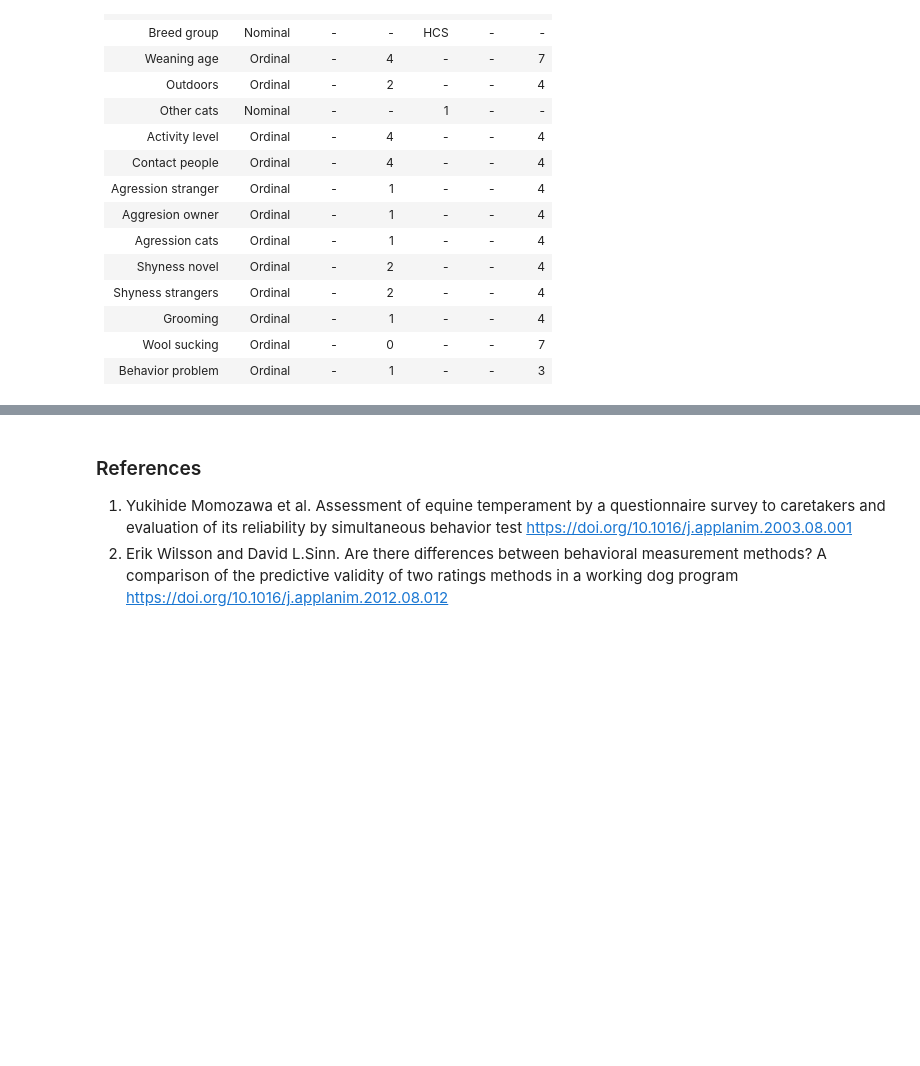
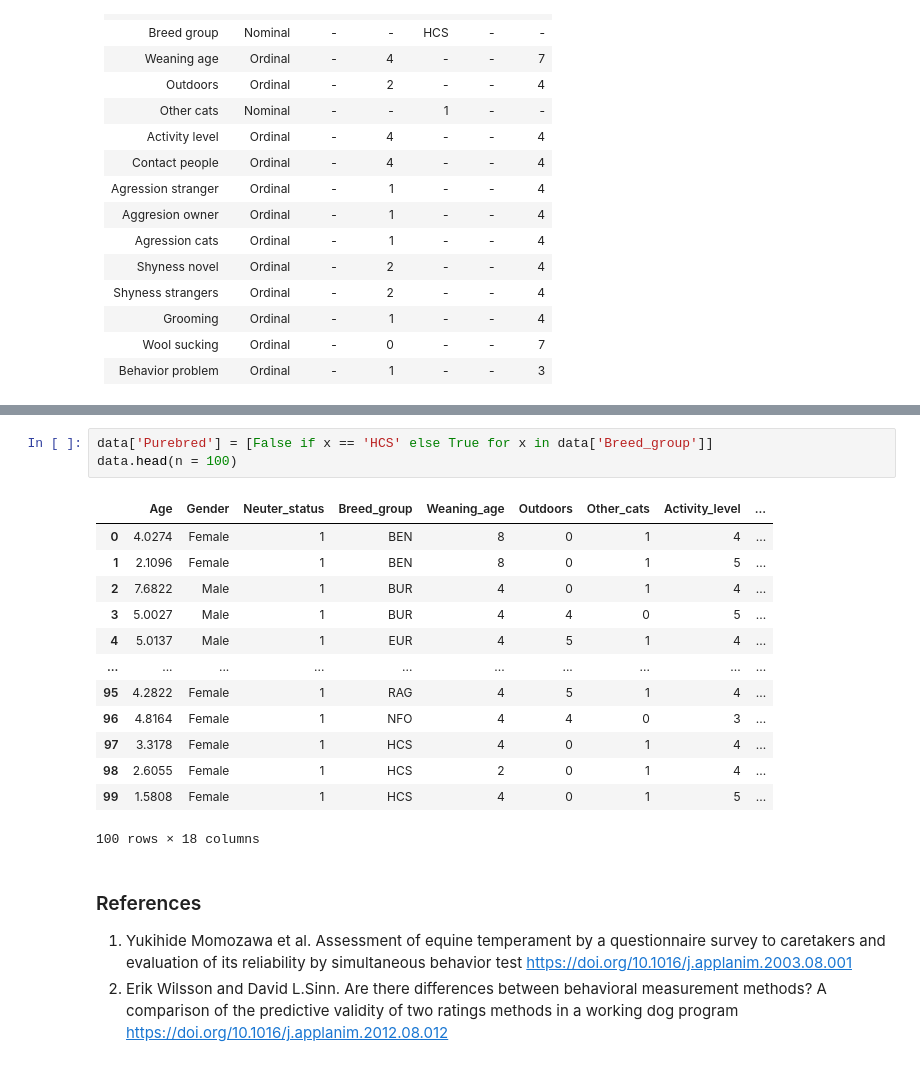
Before and after one commit to gunzas/SynBio-MindaugasVaitkevicius, a Jupyter notebook: Report.ipynb, the cells around one changed output, grey strips where cells are left out. Cells and saved outputs as stored; diff of their text form; blank space fills up the shorter version.

Commit message:
Update Report.ipynb
Added more data description and a new variable purebred

```diff
--- a/Report.ipynb
+++ b/Report.ipynb
@@ -118,3 +185,20 @@ dtype: float64
+# %%
+data['Purebred'] = [False if x == 'HCS' else True for x in data['Breed_group']]
+data.head(n = 100)
+# %% [output]
+|  | Age | Gender | Neuter_status | Breed_group | Weaning_age | Outdoors | Other_cats | Activity_level | ... |
+| 0 | 4.0274 | Female | 1 | BEN | 8 | 0 | 1 | 4 | ... |
+| 1 | 2.1096 | Female | 1 | BEN | 8 | 0 | 1 | 5 | ... |
+| 2 | 7.6822 | Male | 1 | BUR | 4 | 0 | 1 | 4 | ... |
+| 3 | 5.0027 | Male | 1 | BUR | 4 | 4 | 0 | 5 | ... |
+| 4 | 5.0137 | Male | 1 | EUR | 4 | 5 | 1 | 4 | ... |
+| ... | ... | ... | ... | ... | ... | ... | ... | ... | ... |
+| 95 | 4.2822 | Female | 1 | RAG | 4 | 5 | 1 | 4 | ... |
+| 96 | 4.8164 | Female | 1 | NFO | 4 | 4 | 0 | 3 | ... |
+| 97 | 3.3178 | Female | 1 | HCS | 4 | 0 | 1 | 4 | ... |
+| 98 | 2.6055 | Female | 1 | HCS | 2 | 0 | 1 | 4 | ... |
+| 99 | 1.5808 | Female | 1 | HCS | 4 | 0 | 1 | 5 | ... |
+100 rows × 18 columns
 # %% [markdown]
 ### References
 1. Yukihide Momozawa et al. Assessment of equine temperament by a questionnaire survey to caretakers and evaluation of its reliability by simultaneous behavior test https://doi.org/10.1016/j.applanim.2003.08.001
```
Also changed, not shown: parts of 5 cells of this notebook.
